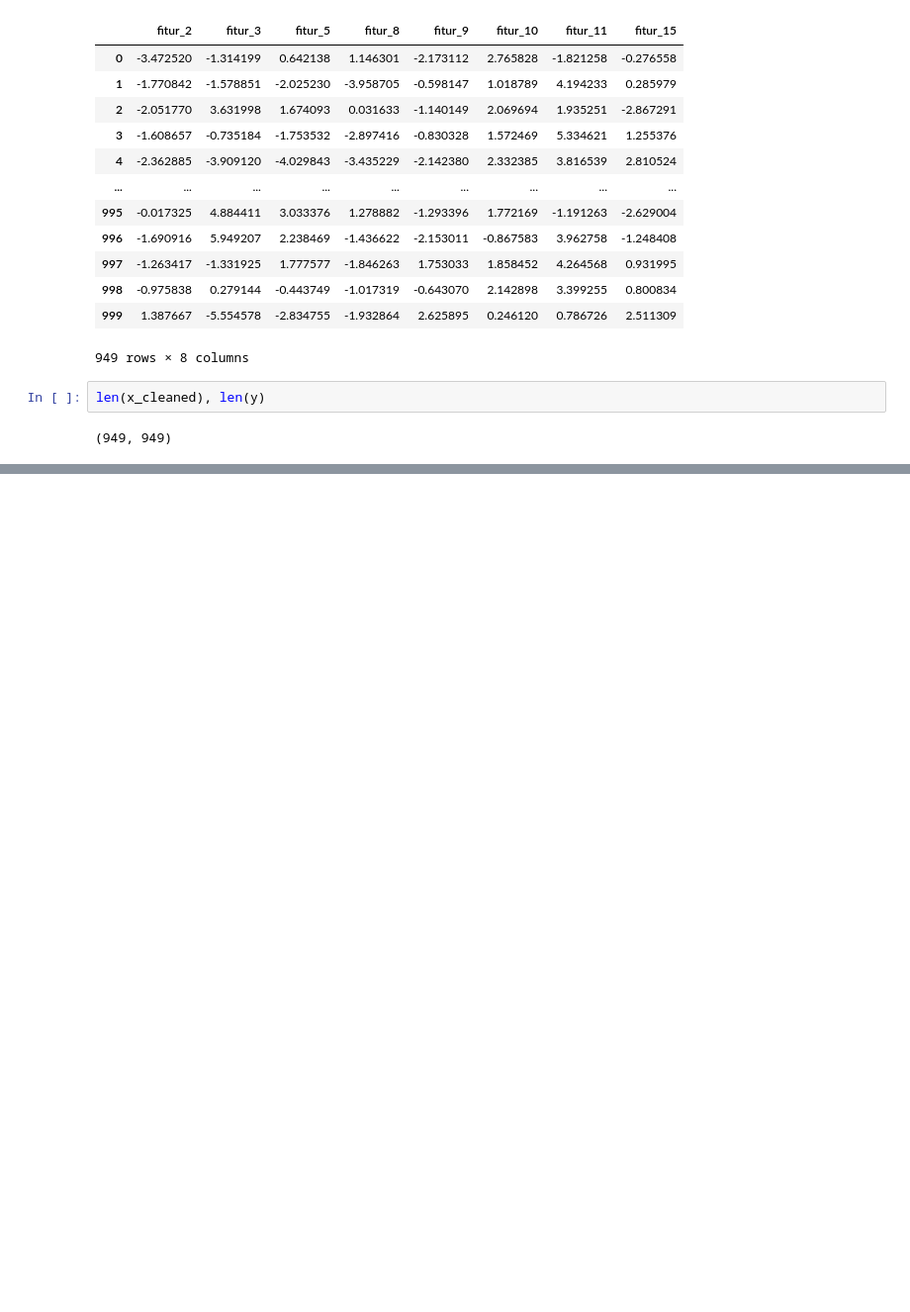
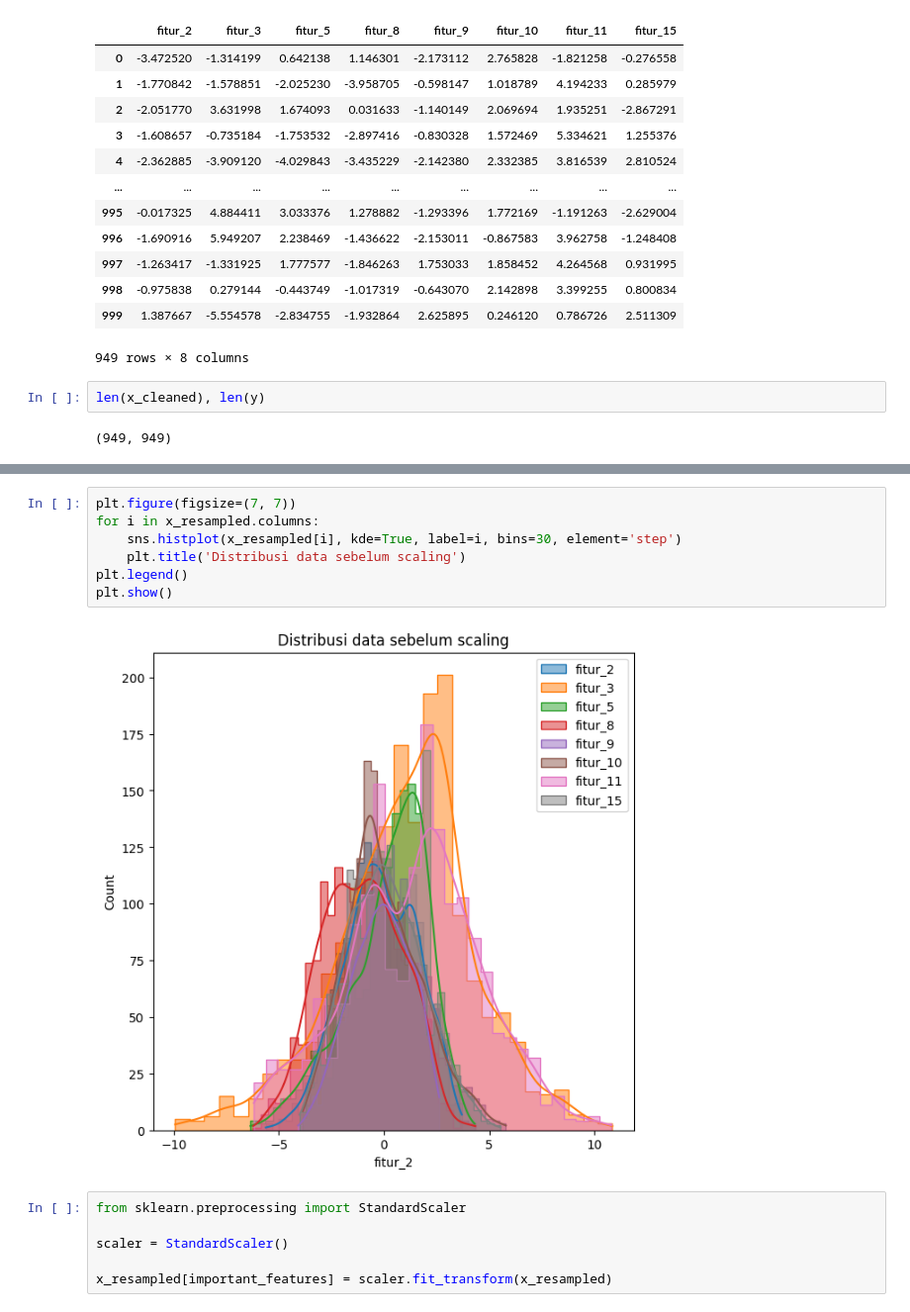
Before and after one commit to rezzz59/STUPEN, a Jupyter notebook: feature_enginering/latihan1.ipynb, the cells around one changed output, grey strips where cells are left out. Shown at 99% size. Saved outputs shown, nothing was run; the diff lists cells and outputs as text; blank space fills up the shorter version.

```diff
--- a/feature_enginering/latihan1.ipynb
+++ b/feature_enginering/latihan1.ipynb
@@ -184,0 +219,15 @@ True
+# %%
+plt.figure(figsize=(7, 7))
+for i in x_resampled.columns:
+    sns.histplot(x_resampled[i], kde=True, label=i, bins=30, element='step')
+    plt.title('Distribusi data sebelum scaling')
+plt.legend()
+plt.show()
+# %% [output]
+[figure, added]
+# %%
+from sklearn.preprocessing import StandardScaler
+
+scaler = StandardScaler()
+
+x_resampled[important_features] = scaler.fit_transform(x_resampled)
```
Also changed, not shown: parts of 8 cells of this notebook.
